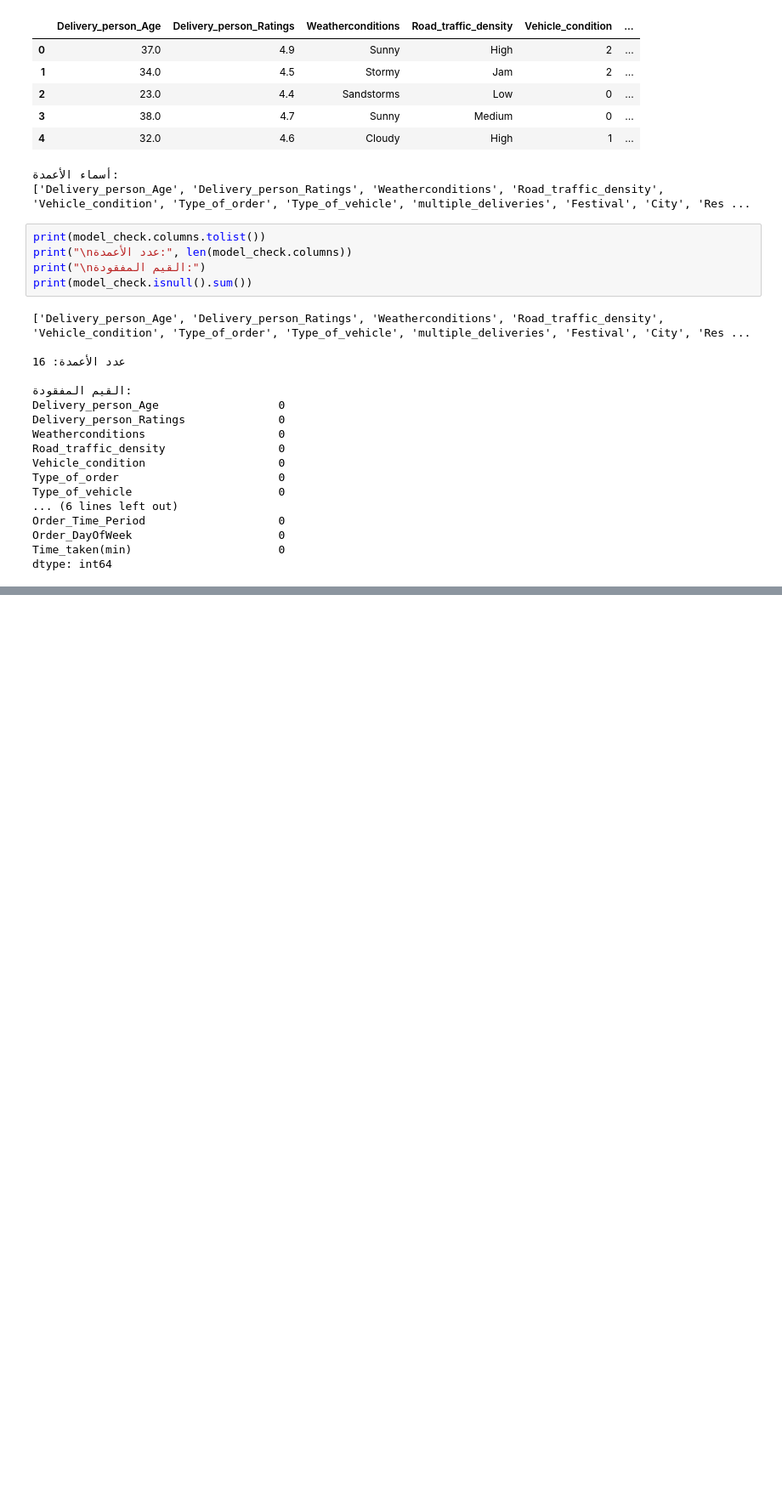
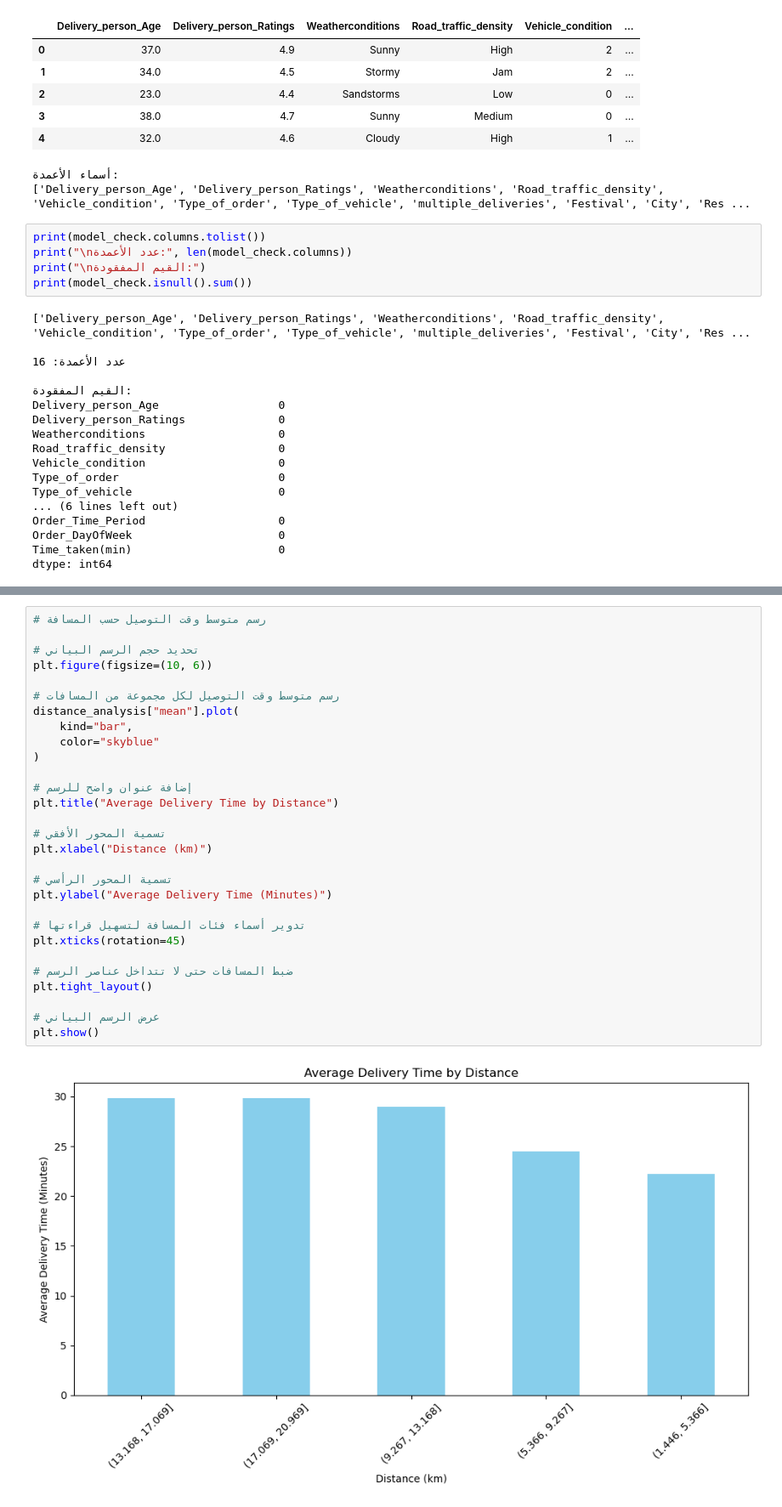
Before and after one commit to rhf433567-commits/Smart-Food-Delivery, a Jupyter notebook: notebook.ipynb, the cells around one changed output, grey strips where cells are left out. Shown at 85% size. Saved outputs shown, nothing was run; the diff lists cells and outputs as text; blank space fills up the shorter version.

```diff
--- a/notebook.ipynb
+++ b/notebook.ipynb
@@ -2400,0 +2606,31 @@ dtype: int64
+# %%
+# رسم متوسط وقت التوصيل حسب المسافة
+
+# تحديد حجم الرسم البياني
+plt.figure(figsize=(10, 6))
+
+# رسم متوسط وقت التوصيل لكل مجموعة من المسافات
+distance_analysis["mean"].plot(
+    kind="bar",
+    color="skyblue"
+)
+
+# إضافة عنوان واضح للرسم
+plt.title("Average Delivery Time by Distance")
+
+# تسمية المحور الأفقي
+plt.xlabel("Distance (km)")
+
+# تسمية المحور الرأسي
+plt.ylabel("Average Delivery Time (Minutes)")
+
+# تدوير أسماء فئات المسافة لتسهيل قراءتها
+plt.xticks(rotation=45)
+
+# ضبط المسافات حتى لا تتداخل عناصر الرسم
+plt.tight_layout()
+
+# عرض الرسم البياني
+plt.show()
+# %% [output]
+[figure, added]
```
Also changed, not shown: parts of 15 cells of this notebook, 2 other files.
